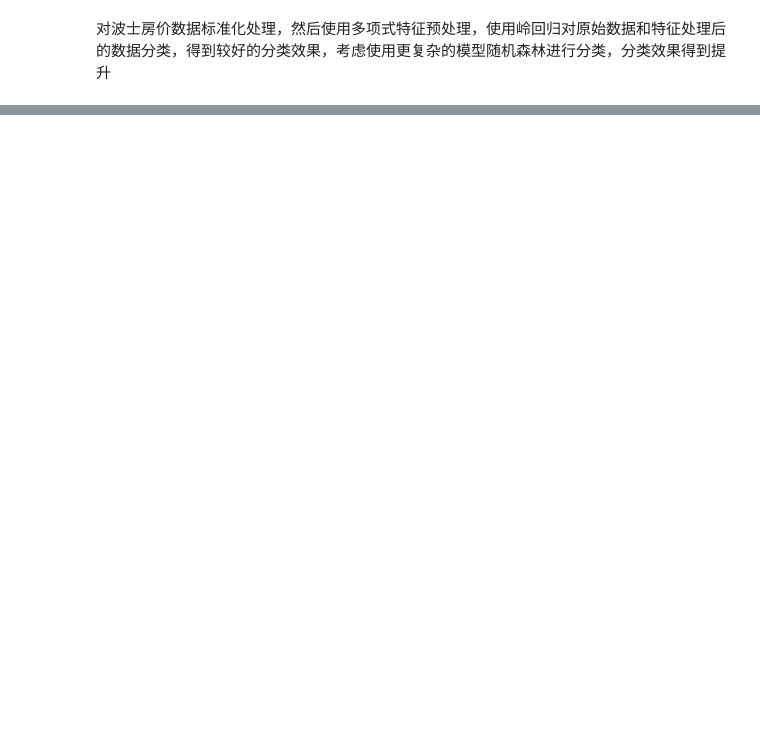
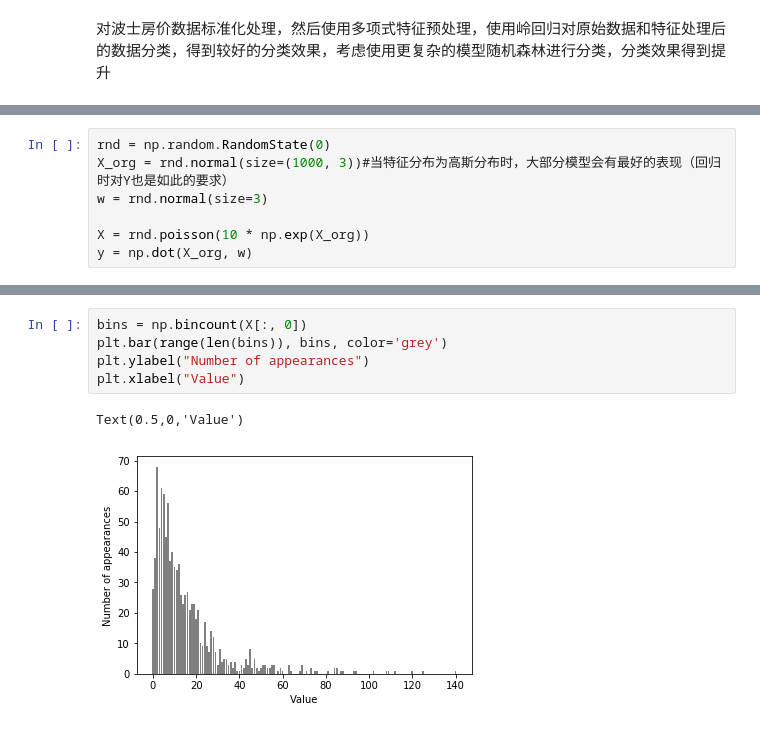
Before and after one commit to AnnYN/classify, a Jupyter notebook: chapter4.ipynb, the cells around one changed output, grey strips where cells are left out. Cells and saved outputs as stored; diff of their text form; blank space fills up the shorter version.

```diff
--- a/chapter4.ipynb
+++ b/chapter4.ipynb
@@ -276,0 +279,7 @@ Score with interactions: 0.758
+# %%
+rnd = np.random.RandomState(0)
+X_org = rnd.normal(size=(1000, 3))#当特征分布为高斯分布时，大部分模型会有最好的表现（回归时对Y也是如此的要求）
+w = rnd.normal(size=3)
+
+X = rnd.poisson(10 * np.exp(X_org))
+y = np.dot(X_org, w)
@@ -276,0 +296,8 @@ Score with interactions: 0.758
+# %%
+bins = np.bincount(X[:, 0])
+plt.bar(range(len(bins)), bins, color='grey')
+plt.ylabel("Number of appearances")
+plt.xlabel("Value")
+# %% [output]
+Text(0.5,0,'Value')
+[figure, added]
```
Also changed, not shown: parts of 20 cells of this notebook.
